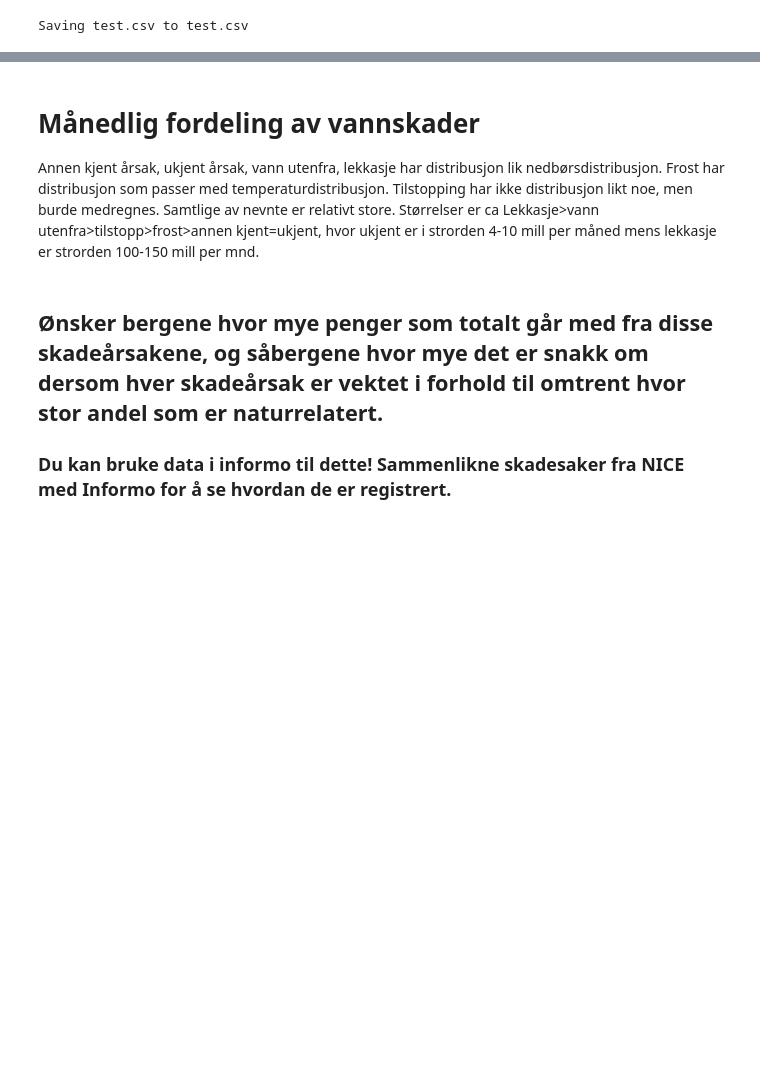
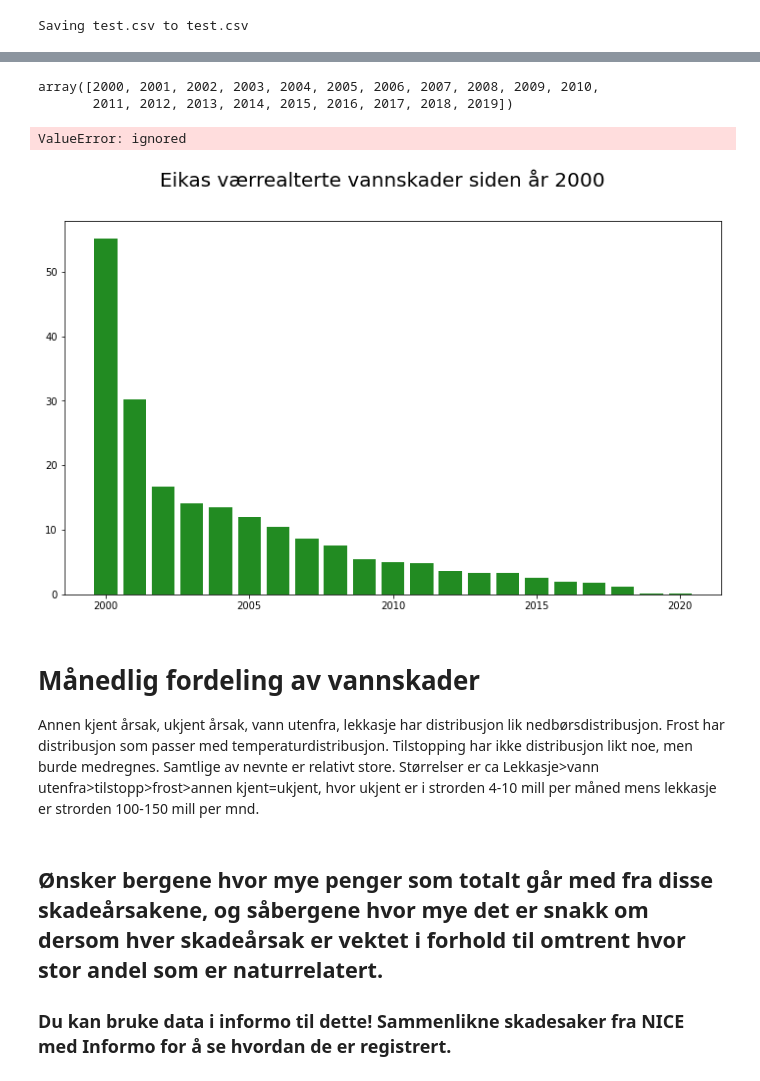
Before and after one commit to eirikngard/Eika, a Jupyter notebook: Vannskader_total.ipynb, the cells around one changed output, grey strips where cells are left out. Cells and saved outputs as stored; diff of their text form; code cells hidden in the pictures; blank space fills up the shorter version.

```diff
--- a/Vannskader_total.ipynb
+++ b/Vannskader_total.ipynb
@@ -181,0 +210,4 @@ plt.show()
+# %%
+col = ['år','skadetype','dummy','årsak','skade']
+alt = pd.read_csv('vannskade_delta_natur_år.csv', header=None,skiprows=1,names=col)
+alt
@@ -182,3 +228,39 @@ plt.show()
+# %%
+år
+# %% [output]
+array([2000, 2001, 2002, 2003, 2004, 2005, 2006, 2007, 2008, 2009, 2010,
+       2011, 2012, 2013, 2014, 2015, 2016, 2017, 2018, 2019])
+# %%
+mnd = ['Jan','Feb','Mar','Apr','Mai','Jun','Jul','Aug','Sep','Okt','Nov','Des']
+år = np.arange(2000,2021,1)
+
+a = np.array([i*(10**(-6)) for i in alt.loc[alt['årsak']=='Frost','skade']])
+b = np.array([i*(10**(-6)) for i in alt.loc[alt['årsak']=='Tilstopping','skade']])
+c = np.array([i*(10**(-6)) for i in alt.loc[alt['årsak']=='Vann utenfra','skade']])
+d = np.array([i*(10**(-6)) for i in alt.loc[alt['årsak']=='Lekkasje','skade']])
+e = np.array([i*(10**(-6)) for i in alt.loc[alt['årsak']=='Ukjent årsak','skade']])
+f = np.array([i*(10**(-6)) for i in alt.loc[alt['årsak']=='Annen kjent årsak','skade']])
+#alle = np.array([i*(10**(-6)) for i in alle['skade']])
+
+fig, ax = plt.subplots(figsize=(12, 7))
+fig.suptitle('Eikas værrealterte vannskader siden år 2000',fontsize=20)
+
+bar=ax.bar(år, a,color='forestgreen', label='Frost')
+bar=ax.bar(år, c,bottom=a,color='limegreen', label='Inntrenging')
+bar=ax.bar(år, b, bottom= a+c,color='lime', label='Tilstopping')
+bar=ax.bar(år, d, bottom= a+c+b,color='deepskyblue', label='Lekkasje')
+bar=ax.bar(år, e, bottom= a+b+c+d,color='dodgerblue', label='Ukjent')
+bar=ax.bar(år, f, bottom= a+c+b+d+e,color='steelblue', label='Annen kjent')
+ax.grid(axis='y')
+ax.set_ylabel('millioner kr',size=15)
+ax.tick_params(axis = 'both', which = 'major', labelsize = 15)
+plt.legend()
+#plt.savefig("vannskade_måned_alle.png",bbox_inches = 'tight')
+#files.download("vannskade_måned_alle.png")
+plt.show()
+# %% [output]
+ValueError: ignored
+[figure, added]
 # %% [markdown]
 # Månedlig fordeling av vannskader
 Annen kjent årsak, ukjent årsak, vann utenfra, lekkasje har distribusjon lik nedbørsdistribusjon. Frost har distribusjon som passer med temperaturdistribusjon. Tilstopping har ikke distribusjon likt noe, men burde medregnes. Samtlige av nevnte er relativt store. Størrelser er ca  Lekkasje>vann utenfra>tilstopp>frost>annen kjent=ukjent, hvor ukjent er i strorden 4-10 mill per måned mens lekkasje er strorden 100-150 mill per mnd.
```
Also changed, not shown: parts of 6 cells of this notebook.
